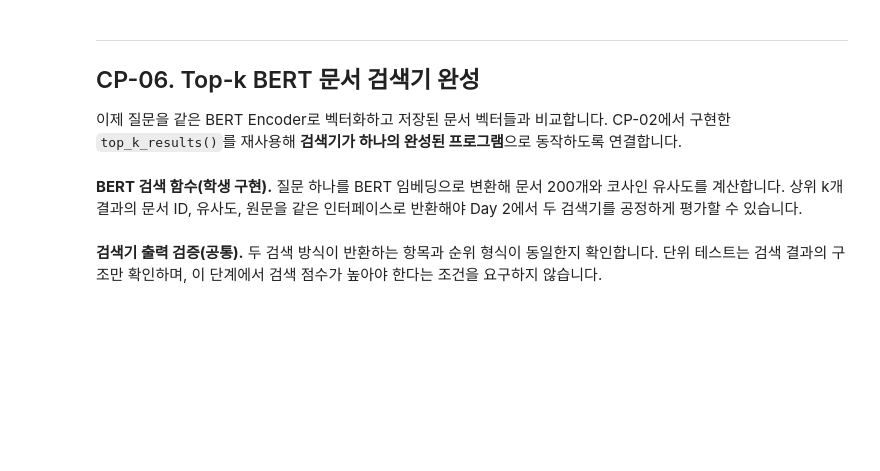
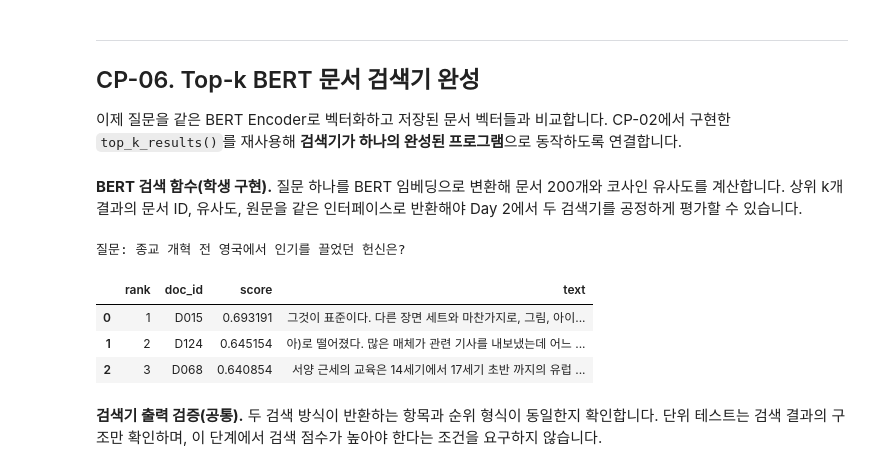
Before and after one commit to kkdcodez/ai-mini-projects, a Jupyter notebook: mini-project-02/code/NLP_BERT_MiniProject.ipynb, the cells around one changed output. Cells and saved outputs as stored; diff of their text form; code cells hidden in the pictures; blank space fills up the shorter version.

```diff
--- a/mini-project-02/code/NLP_BERT_MiniProject.ipynb
+++ b/mini-project-02/code/NLP_BERT_MiniProject.ipynb
@@ -453,16 +690,40 @@ print('CP-05 통과: 코사인 유사도 및 BERT 문서 임베딩 정상')
 **BERT 검색 함수(학생 구현).** 질문 하나를 BERT 임베딩으로 변환해 문서 200개와 코사인 유사도를 계산합니다. 상위 k개 결과의 문서 ID, 유사도, 원문을 같은 인터페이스로 반환해야 Day 2에서 두 검색기를 공정하게 평가할 수 있습니다.
 # %%
 # [학생 구현] CP-06 — BERT 검색 함수
-bert_query_cache = {}  # Day 2에 일괄 준비할 검색 질문 벡터 캐시
+# 질문 문장을 키로, 그 질문의 벡터를 값으로 저장해 두는 사전입니다. 지금은 비어 있고 CP-07에서 채웁니다.
+bert_query_cache = {}
+
 
 def search_bert(query, k=5):
+    # 질문을 문자열로 바꿉니다.
     query = str(query)
-    # TODO 6-1. 캐시에 query가 있다면 재사용하고, 없다면 encode_bert_texts([query])[0]를 사용하세요.
-    # TODO 6-2. cosine_scores()로 corpus 전체 문서와의 점수를 구하세요.
-    # TODO 6-3. top_k_results()를 호출하여 상위 k개의 검색 결과를 반환하세요.
-    raise NotImplementedError('CP-06 BERT 검색 함수를 구현하세요.')
 
-# TODO 6-4. Validation 질문 하나를 골라 BERT 검색 결과 Top-3를 표로 확인하세요.
+    # 사전에 이미 있는 질문이면 저장된 벡터를 꺼내 쓰고, 없으면 BERT로 새로 계산합니다.
+    # [query]처럼 리스트로 감싸 넣었으므로 결과가 (1, 768)이고, [0]으로 한 줄 (768,)을 꺼냅니다.
+    query_vector = (bert_query_cache[query] if query in bert_query_cache
+                    else encode_bert_texts([query])[0])
+
+    ##### 중요! 질문 벡터와 문서 벡터 200개의 코사인 유사도를 구합니다. 점수 200개가 나옵니다.
+    scores = cosine_scores(query_vector, bert_doc_vectors)
+
+    # CP-02에서 만든 정렬 함수를 그대로 다시 씁니다. TF-IDF와 같은 형식의 결과가 나옵니다.
+    return top_k_results(scores, corpus_df, k)
+
+
+# Validation 첫 번째 질문을 꺼냅니다. CP-02에서 TF-IDF로 검색했던 것과 같은 질문입니다.
+_query = valid_df.iloc[0]['question']
+
+# 질문을 출력합니다.
+print('질문:', _query)
+
+# 상위 3개 문서를 검색해 표로 보여 줍니다. 본문은 앞 90자만 표시합니다.
+display(pd.DataFrame(search_bert(_query, 3)).assign(text=lambda x: x['text'].str.slice(0, 90)))
+# %% [output]
+질문: 종교 개혁 전 영국에서 인기를 끌었던 헌신은?
+|  | rank | doc_id | score | text |
+| 0 | 1 | D015 | 0.693191 | 그것이 표준이다. 다른 장면 세트와 마찬가지로, 그림, 아이... |
+| 1 | 2 | D124 | 0.645154 | 아)로 떨어졌다. 많은 매체가 관련 기사를 내보냈는데 어느 ... |
+| 2 | 3 | D068 | 0.640854 | 서양 근세의 교육은 14세기에서 17세기 초반 까지의 유럽 ... |
 # %% [markdown]
 **검색기 출력 검증(공통).** 두 검색 방식이 반환하는 항목과 순위 형식이 동일한지 확인합니다. 단위 테스트는 검색 결과의 구조만 확인하며, 이 단계에서 검색 점수가 높아야 한다는 조건을 요구하지 않습니다.
 # %%
```
Also changed, not shown: parts of 22 cells of this notebook.
